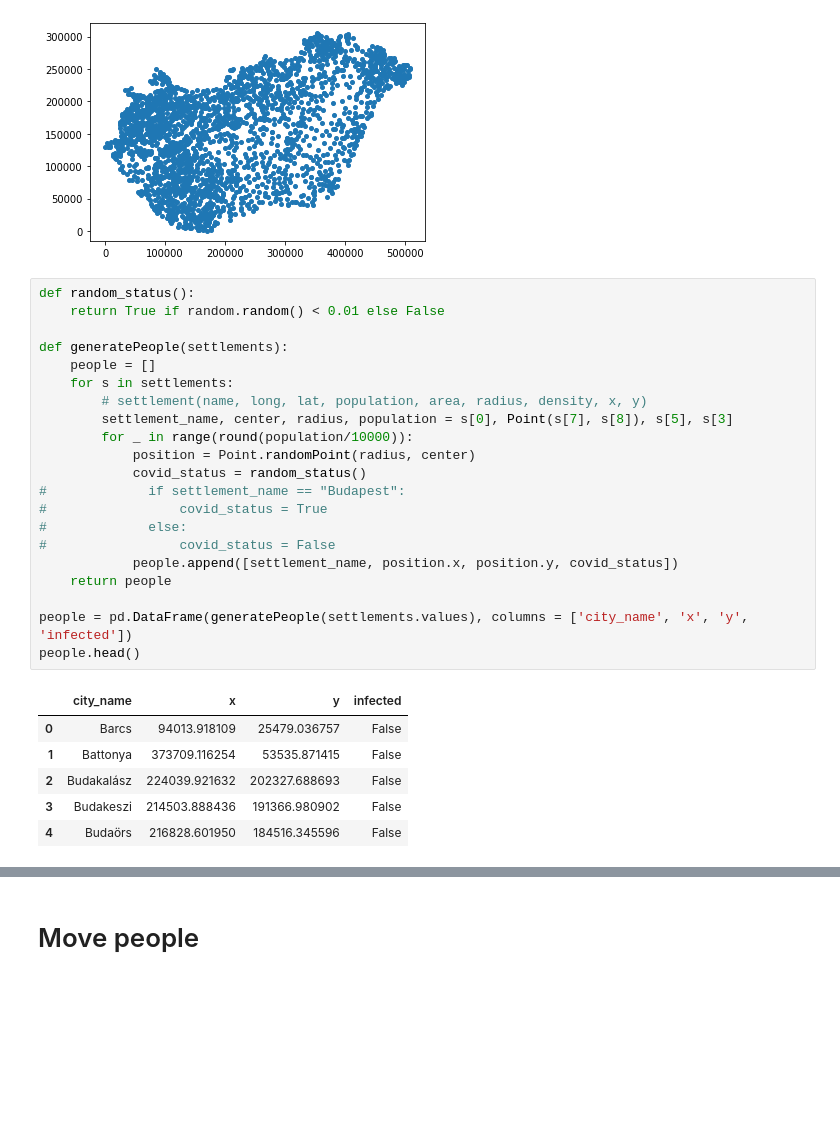
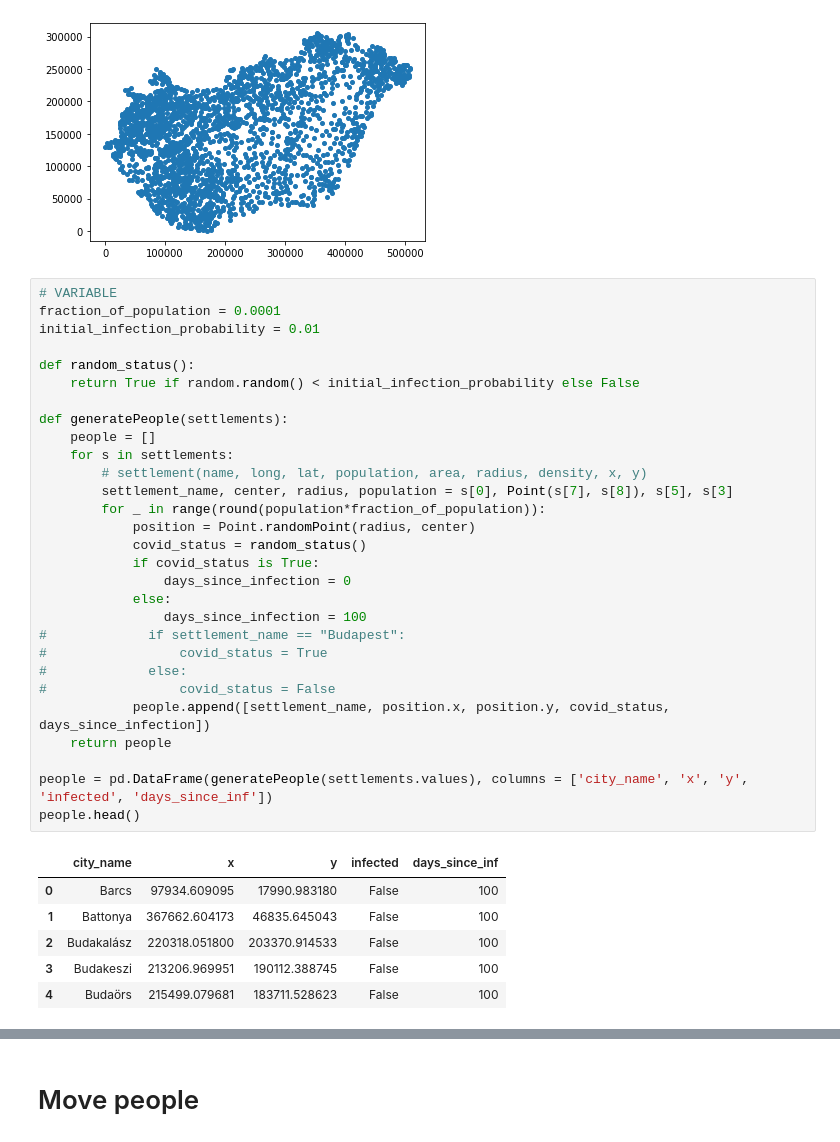
Before and after one commit to csomarita/CovidSimulation, a Jupyter notebook: main.ipynb, the cells around one changed output, grey strips where cells are left out. Saved outputs shown, nothing was run; the diff lists cells and outputs as text; blank space fills up the shorter version.

```diff
--- a/main.ipynb
+++ b/main.ipynb
@@ -82,33 +82,41 @@ plt.show()
 # %% [output]
 [figure]
 # %%
+# VARIABLE
+fraction_of_population = 0.0001
+initial_infection_probability = 0.01
+
 def random_status():
-    return True if random.random() < 0.01 else False
+    return True if random.random() < initial_infection_probability else False
 
 def generatePeople(settlements):
     people = []
     for s in settlements:
         # settlement(name, long, lat, population, area, radius, density, x, y)
         settlement_name, center, radius, population = s[0], Point(s[7], s[8]), s[5], s[3]
-        for _ in range(round(population/10000)):
+        for _ in range(round(population*fraction_of_population)):
             position = Point.randomPoint(radius, center)
             covid_status = random_status()
+            if covid_status is True:
+                days_since_infection = 0
+            else:
+                days_since_infection = 100
 #             if settlement_name == "Budapest":
 #                 covid_status = True
 #             else:
 #                 covid_status = False
-            people.append([settlement_name, position.x, position.y, covid_status])
+            people.append([settlement_name, position.x, position.y, covid_status, days_since_infection])
     return people
 
-people = pd.DataFrame(generatePeople(settlements.values), columns = ['city_name', 'x', 'y', 'infected'])
+people = pd.DataFrame(generatePeople(settlements.values), columns = ['city_name', 'x', 'y', 'infected', 'days_since_inf'])
 people.head()
 # %% [output]
-|  | city_name | x | y | infected |
-| 0 | Barcs | 94013.918109 | 25479.036757 | False |
-| 1 | Battonya | 373709.116254 | 53535.871415 | False |
-| 2 | Budakalász | 224039.921632 | 202327.688693 | False |
-| 3 | Budakeszi | 214503.888436 | 191366.980902 | False |
-| 4 | Budaörs | 216828.601950 | 184516.345596 | False |
+|  | city_name | x | y | infected | days_since_inf |
+| 0 | Barcs | 97934.609095 | 17990.983180 | False | 100 |
+| 1 | Battonya | 367662.604173 | 46835.645043 | False | 100 |
+| 2 | Budakalász | 220318.051800 | 203370.914533 | False | 100 |
+| 3 | Budakeszi | 213206.969951 | 190112.388745 | False | 100 |
+| 4 | Budaörs | 215499.079681 | 183711.528623 | False | 100 |
 # %%
 print("From the population of {} (grey), {} person is infected (red).".format(len(people),people.infected.sum()))
 
```
Also changed, not shown: parts of 6 cells of this notebook.
